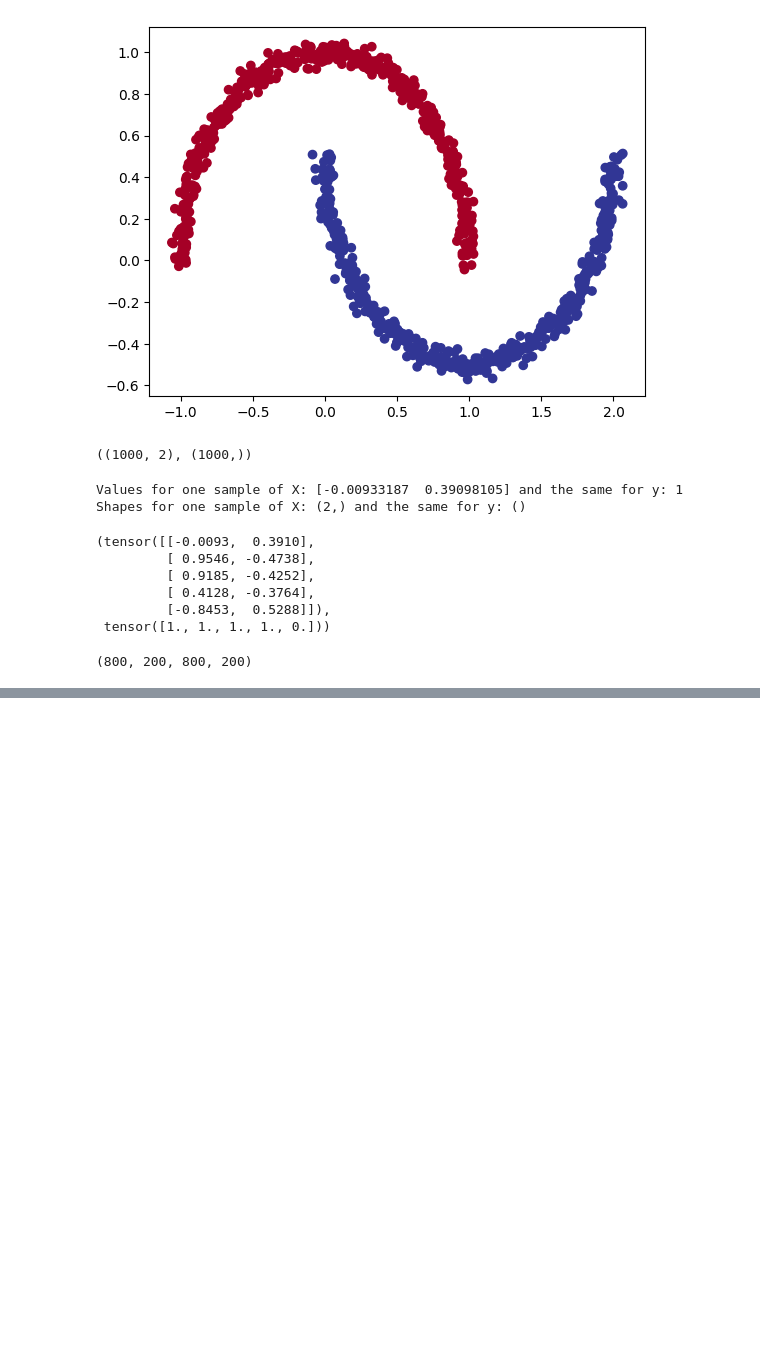
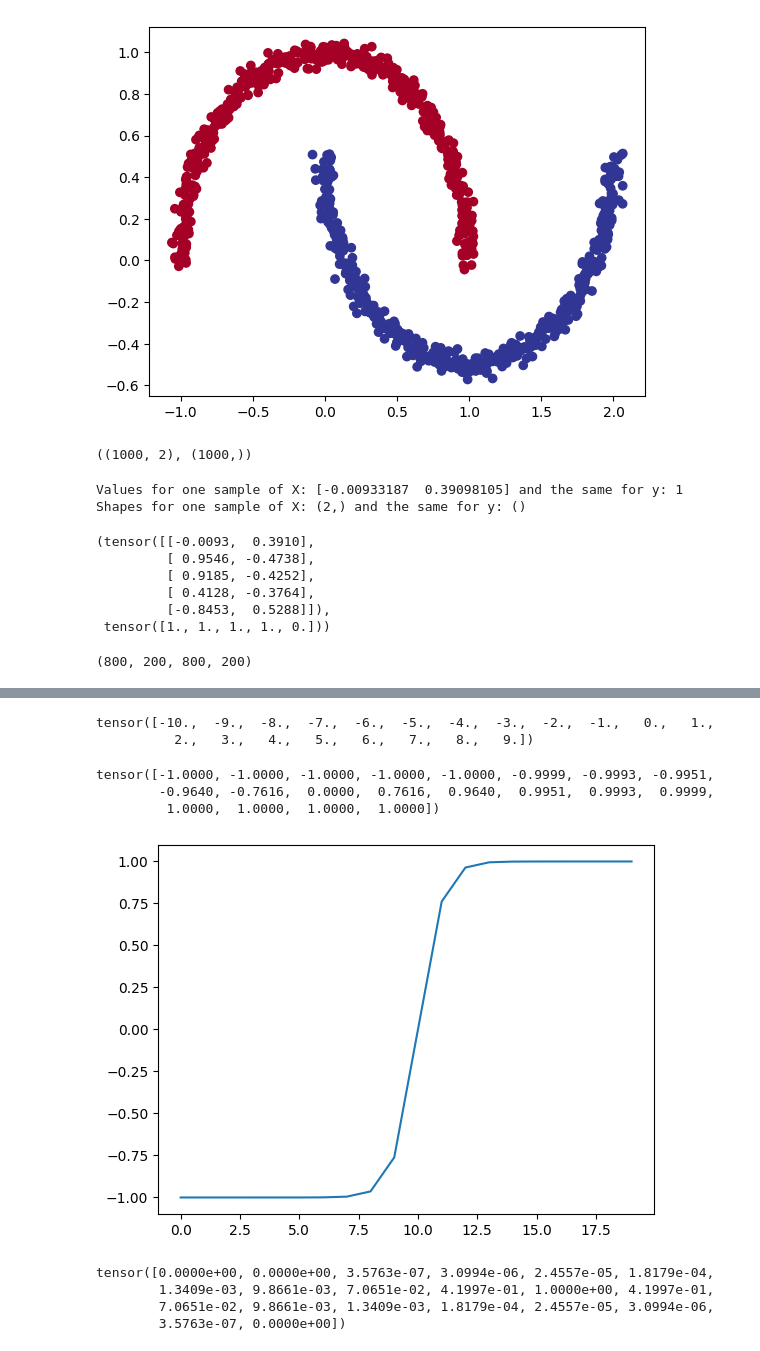
Before and after one commit to AbdulrahmanYusuf/ArewaDS-Deep-Learning, a Jupyter notebook: Part_1_Deep_Learning_with_Pytorch/Week_3_Ass.ipynb, the cells around one changed output, grey strips where cells are left out. Saved outputs shown, nothing was run; the diff lists cells and outputs as text; code cells hidden in the pictures; blank space fills up the shorter version.

```diff
--- a/Part_1_Deep_Learning_with_Pytorch/Week_3_Ass.ipynb
+++ b/Part_1_Deep_Learning_with_Pytorch/Week_3_Ass.ipynb
@@ -280,0 +320,29 @@ Epoch: 90 | Loss: 0.31588, Accuracy: 82.88% | Test loss: 0.33685, Test acc: 80.5
+# %%
+# Create a toy tensor (similar to the data going into our model(s))
+A = torch.arange(-10, 10, 1, dtype=torch.float32)
+A
+# %% [output]
+tensor([-10.,  -9.,  -8.,  -7.,  -6.,  -5.,  -4.,  -3.,  -2.,  -1.,   0.,   1.,
+          2.,   3.,   4.,   5.,   6.,   7.,   8.,   9.])
+# %%
+def tanh(z):
+	return (torch.exp(z) - torch.exp(-z)) / (torch.exp(z) + torch.exp(-z))
+tanh(A)
+# %% [output]
+tensor([-1.0000, -1.0000, -1.0000, -1.0000, -1.0000, -0.9999, -0.9993, -0.9951,
+        -0.9640, -0.7616,  0.0000,  0.7616,  0.9640,  0.9951,  0.9993,  0.9999,
+         1.0000,  1.0000,  1.0000,  1.0000])
+# %%
+# Plot tanh activated toy tensor
+plt.plot(tanh(A));
+# %% [output]
+[figure, added]
+# %%
+def tanh_prime(z):
+	return 1 - (tanh(z) ** 2)
+tanh_prime(A)
+# %% [output]
+tensor([0.0000e+00, 0.0000e+00, 3.5763e-07, 3.0994e-06, 2.4557e-05, 1.8179e-04,
+        1.3409e-03, 9.8661e-03, 7.0651e-02, 4.1997e-01, 1.0000e+00, 4.1997e-01,
+        7.0651e-02, 9.8661e-03, 1.3409e-03, 1.8179e-04, 2.4557e-05, 3.0994e-06,
+        3.5763e-07, 0.0000e+00])
```
Also changed, not shown: parts of 30 cells of this notebook.
